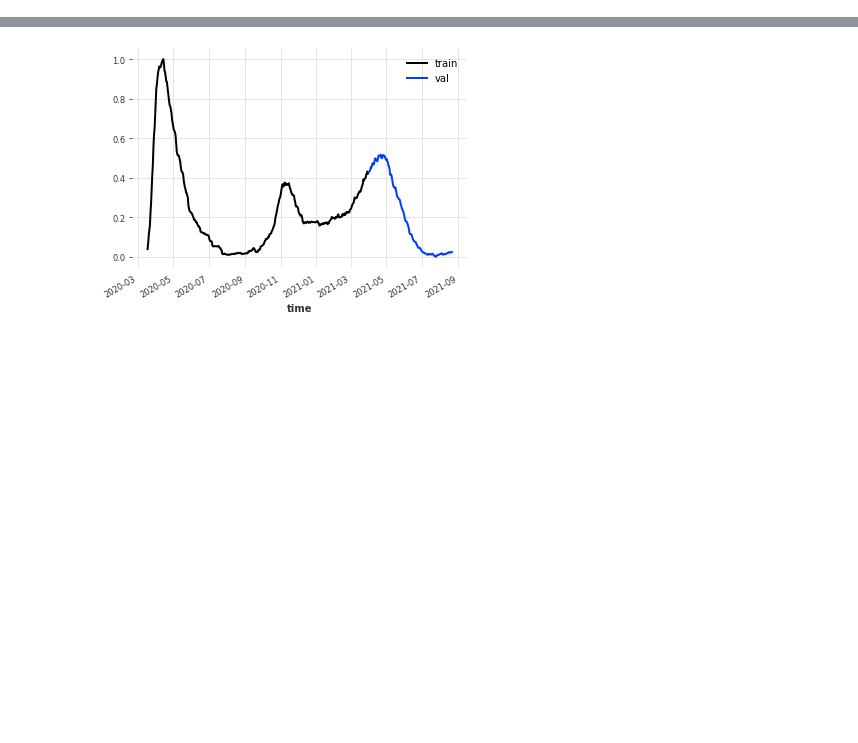
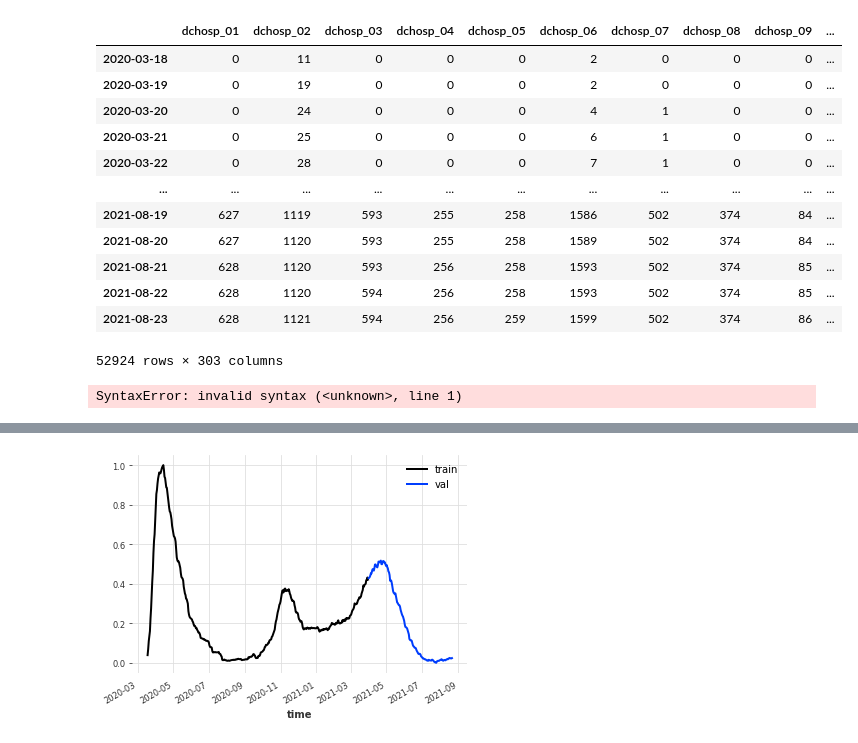
Before and after one commit to limiteinductive/elaine_and_the_gentle_boyz, a Jupyter notebook: notebooks/darts.ipynb, the cells around one changed output, grey strips where cells are left out. Cells and saved outputs as stored; diff of their text form; code cells hidden in the pictures; blank space fills up the shorter version.

```diff
--- a/notebooks/darts.ipynb
+++ b/notebooks/darts.ipynb
@@ -27,0 +43,7 @@ covid_df = pd.read_csv(link)
+# %%
+df = covid_df[['date', 'dep', 'dchosp', 'hosp', 'rea']]
+datetime_series = pd.to_datetime(df['date'])
+datetime_index = pd.DatetimeIndex(datetime_series.values)
+df=df.set_index(datetime_index)
+df.drop('date',axis=1,inplace=True)
+df
@@ -27,0 +64,9 @@ covid_df = pd.read_csv(link)
+# %%
+test = pd.DataFrame(index=datetime_index)
+depa=75
+test[f'hosp_{depa}'] = df[['dep','hosp']].query('dep==75')['hosp']
+# %%
+d = {f'{feat}_{dep}': df[df['dep']==depa][feat]
+     for feat in ['dchosp', 'rea', 'hosp']
+     for depa in df.dep.unique()
+}
@@ -27,0 +90,20 @@ covid_df = pd.read_csv(link)
+# %%
+pd.DataFrame(d, index=datetime_index)
+# %% [output]
+|  | dchosp_01 | dchosp_02 | dchosp_03 | dchosp_04 | dchosp_05 | dchosp_06 | dchosp_07 | dchosp_08 | dchosp_09 | ... |
+| 2020-03-18 | 0 | 11 | 0 | 0 | 0 | 2 | 0 | 0 | 0 | ... |
+| 2020-03-19 | 0 | 19 | 0 | 0 | 0 | 2 | 0 | 0 | 0 | ... |
+| 2020-03-20 | 0 | 24 | 0 | 0 | 0 | 4 | 1 | 0 | 0 | ... |
+| 2020-03-21 | 0 | 25 | 0 | 0 | 0 | 6 | 1 | 0 | 0 | ... |
+| 2020-03-22 | 0 | 28 | 0 | 0 | 0 | 7 | 1 | 0 | 0 | ... |
+| ... | ... | ... | ... | ... | ... | ... | ... | ... | ... | ... |
+| 2021-08-19 | 627 | 1119 | 593 | 255 | 258 | 1586 | 502 | 374 | 84 | ... |
+| 2021-08-20 | 627 | 1120 | 593 | 255 | 258 | 1589 | 502 | 374 | 84 | ... |
+| 2021-08-21 | 628 | 1120 | 593 | 256 | 258 | 1593 | 502 | 374 | 85 | ... |
+| 2021-08-22 | 628 | 1120 | 594 | 256 | 258 | 1593 | 502 | 374 | 85 | ... |
+| 2021-08-23 | 628 | 1121 | 594 | 256 | 259 | 1599 | 502 | 374 | 86 | ... |
+52924 rows × 303 columns
+# %%
+df.query('dep==02')
+# %% [output]
+SyntaxError: invalid syntax (<unknown>, line 1)
```
Also changed, not shown: parts of 15 cells of this notebook, 2 other files.
